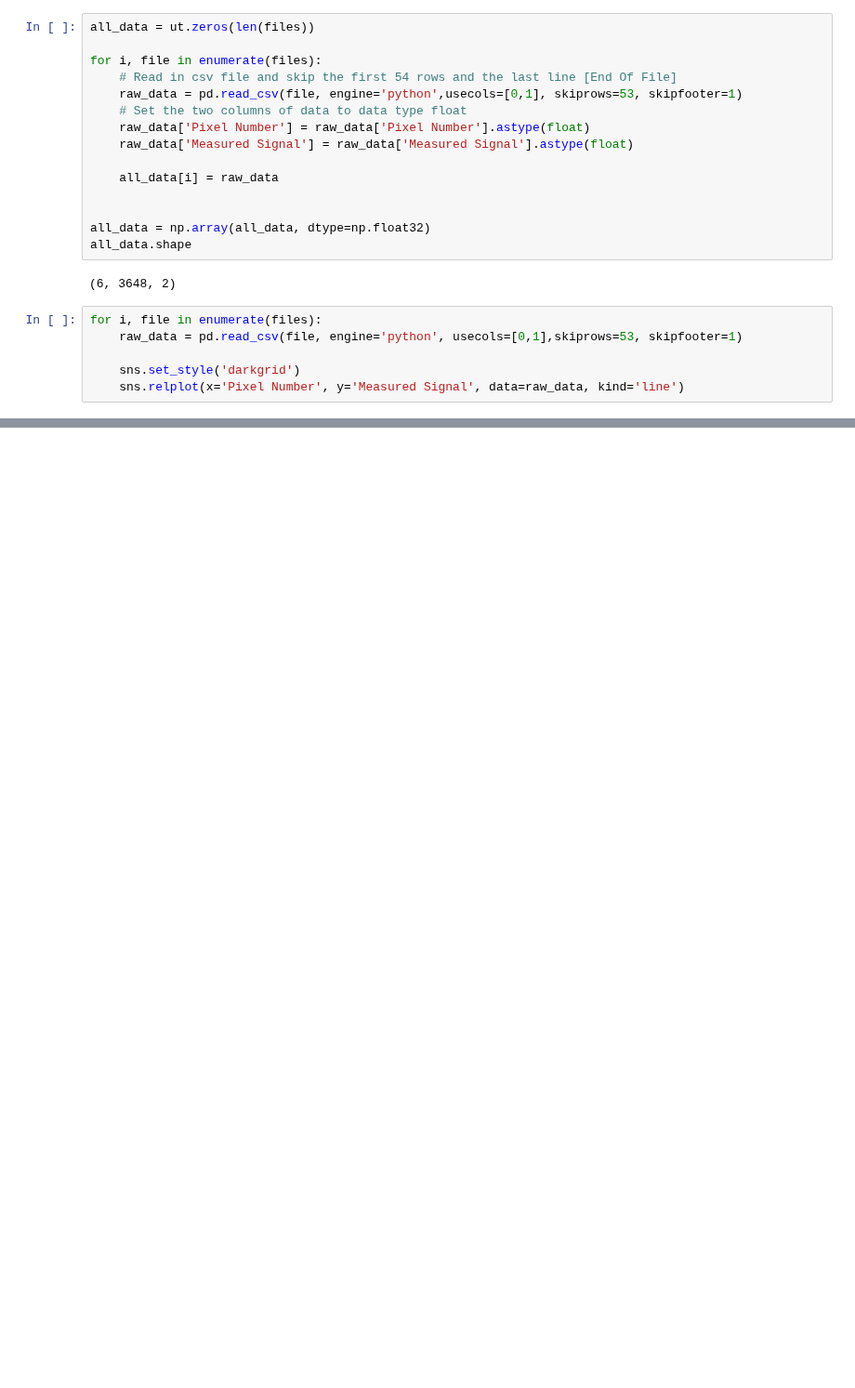
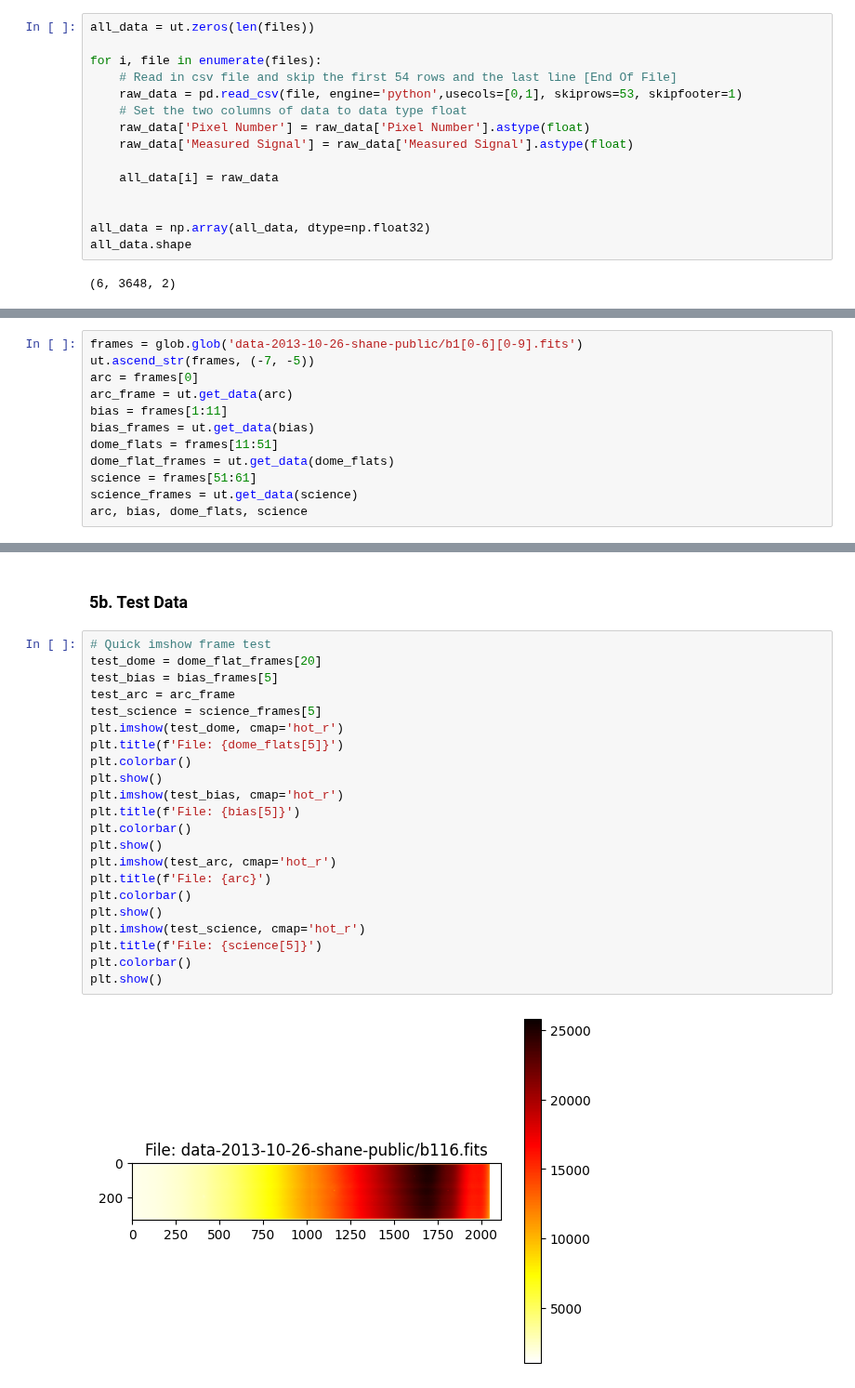
Before and after one commit to parkergeorge30/ASTRO150, a Jupyter notebook: Lab2.ipynb, the cells around one changed output, grey strips where cells are left out. Shown at 93% size. Saved outputs shown, nothing was run; the diff lists cells and outputs as text; blank space fills up the shorter version.

```diff
--- a/Lab2.ipynb
+++ b/Lab2.ipynb
@@ -40,9 +46,3 @@ all_data = np.array(all_data, dtype=np.float32)
 all_data.shape
 # %% [output]
 (6, 3648, 2)
-# %%
-for i, file in enumerate(files):
-    raw_data = pd.read_csv(file, engine='python', usecols=[0,1],skiprows=53, skipfooter=1)
-
-    sns.set_style('darkgrid')
-    sns.relplot(x='Pixel Number', y='Measured Signal', data=raw_data, kind='line')
@@ -223,0 +238,12 @@ Mean Dispersion [nm/pixels]:
+# %%
+frames = glob.glob('data-2013-10-26-shane-public/b1[0-6][0-9].fits')
+ut.ascend_str(frames, (-7, -5))
+arc = frames[0]
+arc_frame = ut.get_data(arc)
+bias = frames[1:11]
+bias_frames = ut.get_data(bias)
+dome_flats = frames[11:51]
+dome_flat_frames = ut.get_data(dome_flats)
+science = frames[51:61]
+science_frames = ut.get_data(science)
+arc, bias, dome_flats, science
@@ -223,0 +268,26 @@ Mean Dispersion [nm/pixels]:
+# %% [markdown]
+### 5b. Test Data
+# %%
+# Quick imshow frame test
+test_dome = dome_flat_frames[20]
+test_bias = bias_frames[5]
+test_arc = arc_frame
+test_science = science_frames[5]
+plt.imshow(test_dome, cmap='hot_r')
+plt.title(f'File: {dome_flats[5]}')
+plt.colorbar()
+plt.show()
+plt.imshow(test_bias, cmap='hot_r')
+plt.title(f'File: {bias[5]}')
+plt.colorbar()
+plt.show()
+plt.imshow(test_arc, cmap='hot_r')
+plt.title(f'File: {arc}')
+plt.colorbar()
+plt.show()
+plt.imshow(test_science, cmap='hot_r')
+plt.title(f'File: {science[5]}')
+plt.colorbar()
+plt.show()
+# %% [output]
+[figure, added]
```
Also changed, not shown: parts of 34 cells of this notebook.
